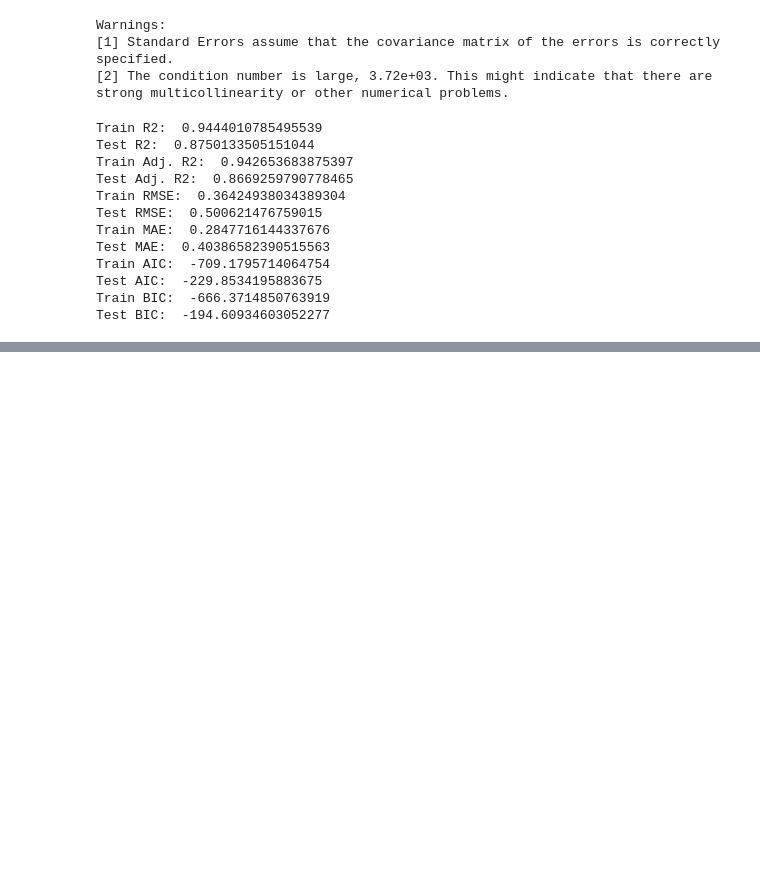
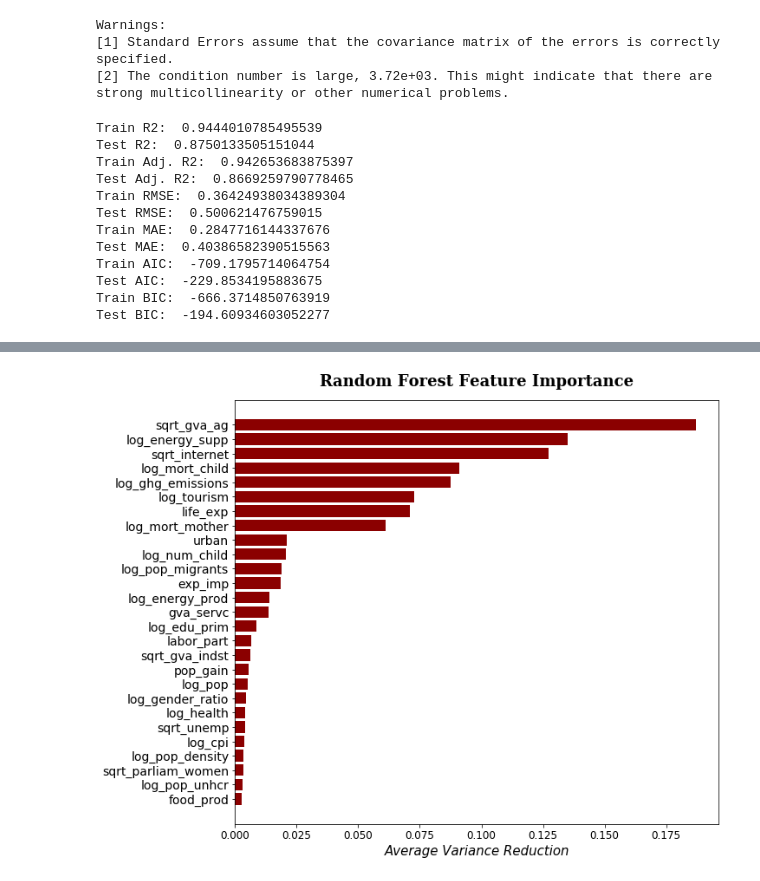
Before and after one commit to peterilhardt/UN_Countries, a Jupyter notebook: regression_analysis.ipynb, the cells around one changed output, grey strips where cells are left out. Saved outputs shown, nothing was run; the diff lists cells and outputs as text; code cells hidden in the pictures; blank space fills up the shorter version.

```diff
--- a/regression_analysis.ipynb
+++ b/regression_analysis.ipynb
@@ -1229,0 +1364,19 @@ Test BIC:  -194.60934603052277
+# %%
+# barplot of RF feature importances
+feature_imp_rf = pd.DataFrame({'features': X_train.iloc[:, 1:].columns,
+                               'importance': RF.feature_importances_})\
+                                .sort_values('importance', ascending = True)
+
+plt.figure(figsize = (10, 9))
+plt.barh(feature_imp_rf['features'], feature_imp_rf['importance'], color = 'darkred')
+plt.title("Random Forest Feature Importance", fontsize = 18,
+          fontweight = 'bold', family = 'serif', y = 1.02)
+plt.xlabel("Average Variance Reduction", fontsize = 15, style = 'italic')
+plt.xticks(fontsize = 12, rotation = 0)
+plt.yticks(fontsize = 14)
+
+plt.savefig('RF_feature_importance.png', dpi = 100, bbox_inches = 'tight')
+plt.show()
+plt.close()
+# %% [output]
+[figure, added]
```
Also changed, not shown: parts of 17 cells of this notebook, 25 other files.
